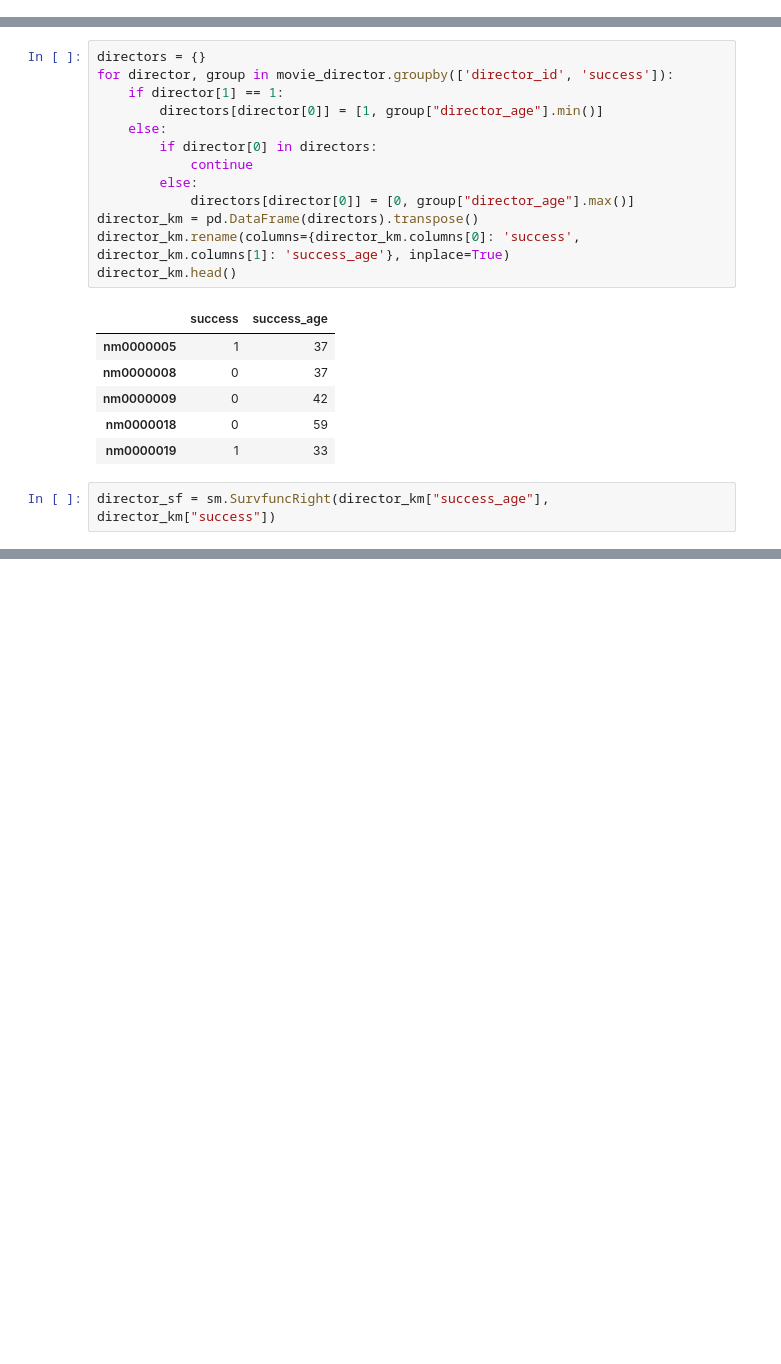
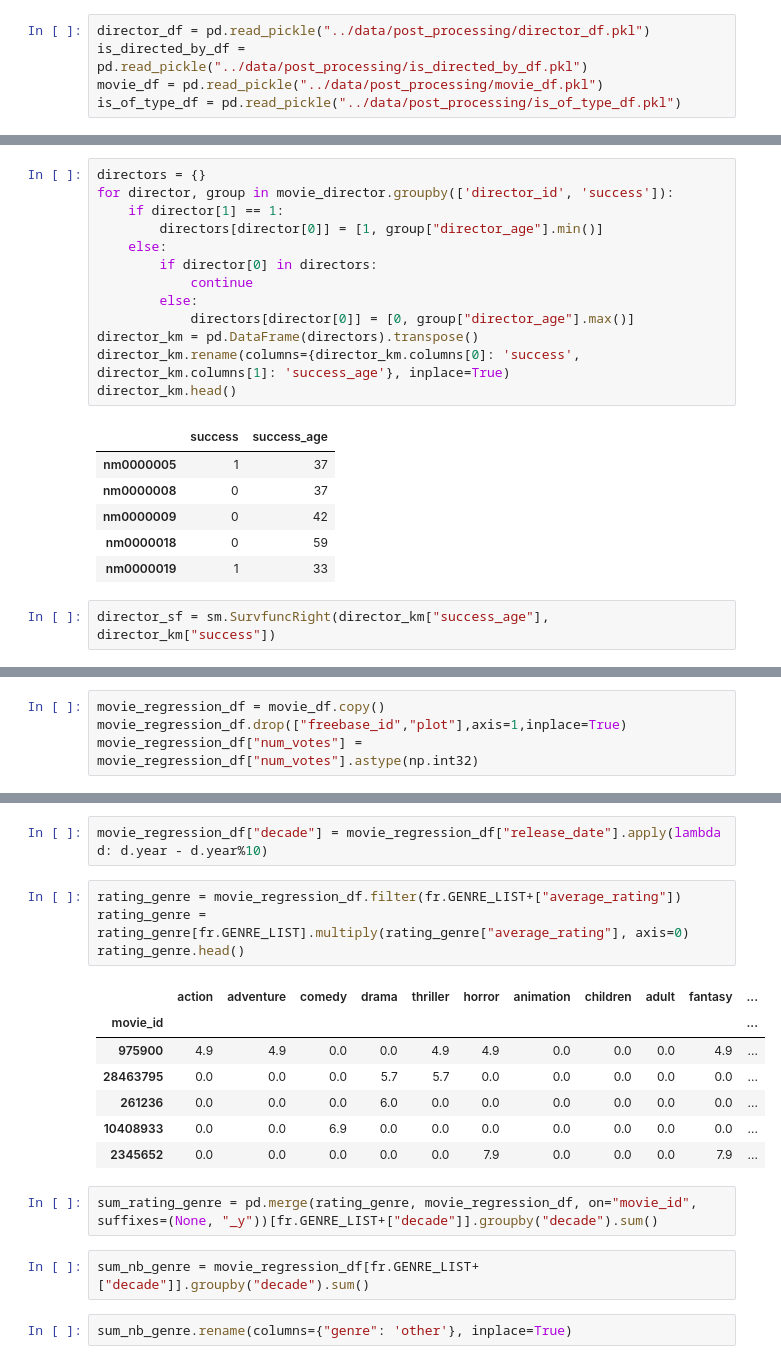
Before and after one commit to epfl-ada/ada-2022-project-zozoz, a Jupyter notebook: src/final.ipynb, the cells around one changed output, grey strips where cells are left out. Cells and saved outputs as stored; diff of their text form; blank space fills up the shorter version.

```diff
--- a/src/final.ipynb
+++ b/src/final.ipynb
@@ -21,5 +25,10 @@ sns.set()
 # %%
 SUCCESS_THRESHOLD = 7.5
+# %%
+director_df = pd.read_pickle("../data/post_processing/director_df.pkl")
+is_directed_by_df = pd.read_pickle("../data/post_processing/is_directed_by_df.pkl")
+movie_df = pd.read_pickle("../data/post_processing/movie_df.pkl")
+is_of_type_df = pd.read_pickle("../data/post_processing/is_of_type_df.pkl")
 # %%
 ratings = data_load.load_imdb_title_ratings()
 ratings.head()
@@ -118,0 +126,4 @@ print(f"The mean age of director deaths is {(movie_director['death_year'] - movi
+# %%
+movie_regression_df = movie_df.copy()
+movie_regression_df.drop(["freebase_id","plot"],axis=1,inplace=True)
+movie_regression_df["num_votes"] = movie_regression_df["num_votes"].astype(np.int32)
@@ -118,0 +140,20 @@ print(f"The mean age of director deaths is {(movie_director['death_year'] - movi
+# %%
+movie_regression_df["decade"] = movie_regression_df["release_date"].apply(lambda d: d.year - d.year%10)
+# %%
+rating_genre = movie_regression_df.filter(fr.GENRE_LIST+["average_rating"])
+rating_genre = rating_genre[fr.GENRE_LIST].multiply(rating_genre["average_rating"], axis=0)
+rating_genre.head()
+# %% [output]
+|  | action | adventure | comedy | drama | thriller | horror | animation | children | adult | fantasy | ... |
+| movie_id |  |  |  |  |  |  |  |  |  |  | ... |
+| 975900 | 4.9 | 4.9 | 0.0 | 0.0 | 4.9 | 4.9 | 0.0 | 0.0 | 0.0 | 4.9 | ... |
+| 28463795 | 0.0 | 0.0 | 0.0 | 5.7 | 5.7 | 0.0 | 0.0 | 0.0 | 0.0 | 0.0 | ... |
+| 261236 | 0.0 | 0.0 | 0.0 | 6.0 | 0.0 | 0.0 | 0.0 | 0.0 | 0.0 | 0.0 | ... |
+| 10408933 | 0.0 | 0.0 | 6.9 | 0.0 | 0.0 | 0.0 | 0.0 | 0.0 | 0.0 | 0.0 | ... |
+| 2345652 | 0.0 | 0.0 | 0.0 | 0.0 | 0.0 | 7.9 | 0.0 | 0.0 | 0.0 | 7.9 | ... |
+# %%
+sum_rating_genre = pd.merge(rating_genre, movie_regression_df, on="movie_id", suffixes=(None, "_y"))[fr.GENRE_LIST+["decade"]].groupby("decade").sum()
+# %%
+sum_nb_genre = movie_regression_df[fr.GENRE_LIST+["decade"]].groupby("decade").sum()
+# %%
+sum_nb_genre.rename(columns={"genre": 'other'}, inplace=True)
```
Also changed, not shown: parts of 12 cells of this notebook, 8 other files.
